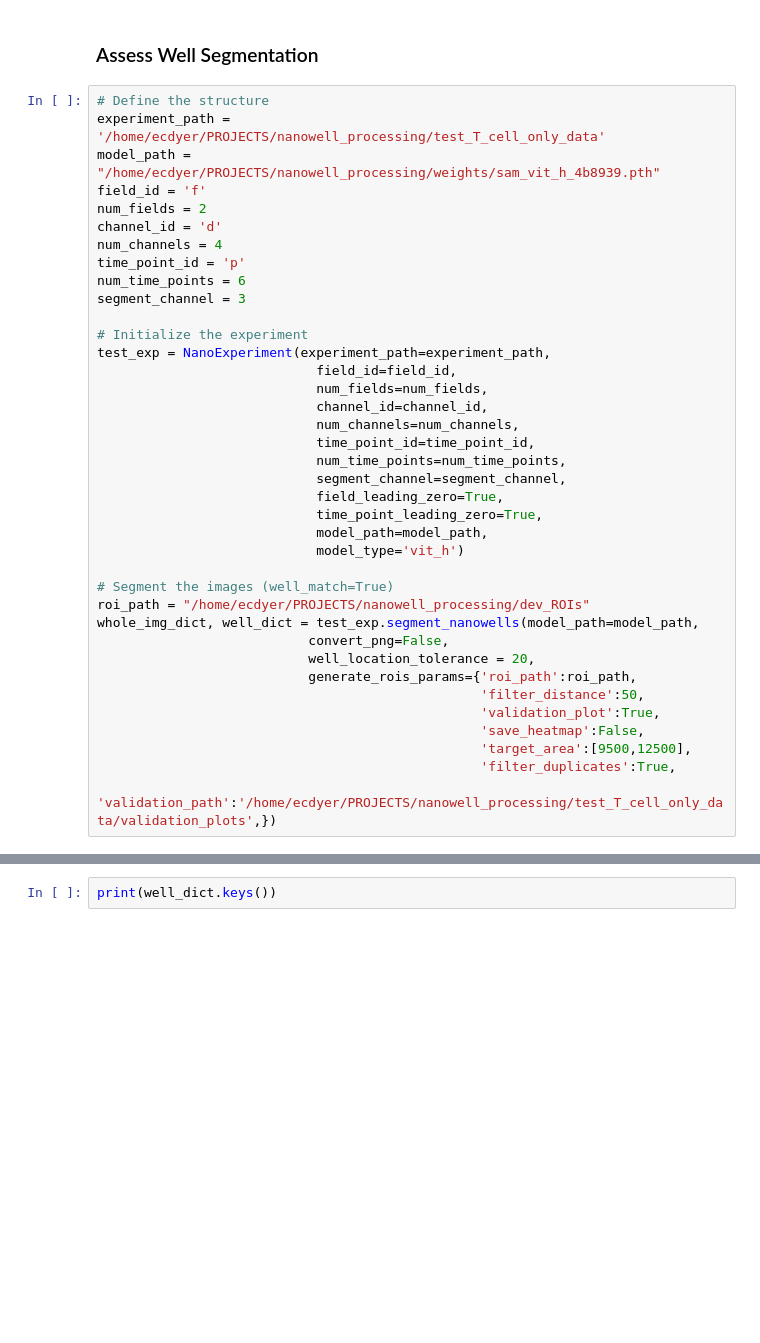
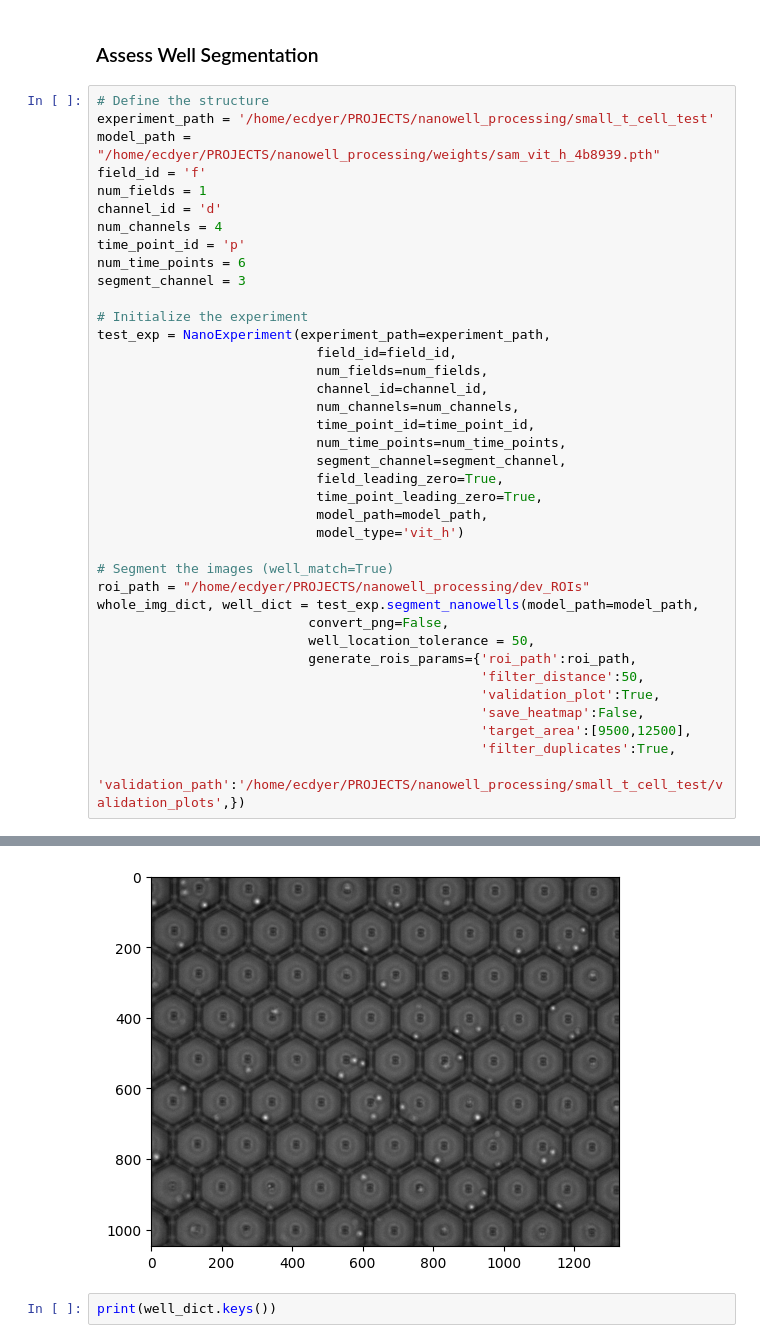
Before and after one commit to emmachancellor/ATTIICC, a Jupyter notebook: notebooks/segmentation_tutorial.ipynb, the cells around one changed output, grey strips where cells are left out. Saved outputs shown, nothing was run; the diff lists cells and outputs as text; blank space fills up the shorter version.

Commit message:
Updates for well matching. STILL UNFINISHED.

```diff
--- a/notebooks/segmentation_tutorial.ipynb
+++ b/notebooks/segmentation_tutorial.ipynb
@@ -264,10 +267,10 @@ PNG Path:  /home/ecdyer/PROJECTS/nanowell_processing/test_bad_segmentation/f00d3
 ### Assess Well Segmentation
 # %%
 # Define the structure
-experiment_path = '/home/ecdyer/PROJECTS/nanowell_processing/test_T_cell_only_data'
+experiment_path = '/home/ecdyer/PROJECTS/nanowell_processing/small_t_cell_test'
 model_path = "/home/ecdyer/PROJECTS/nanowell_processing/weights/sam_vit_h_4b8939.pth"
 field_id = 'f'
-num_fields = 2
+num_fields = 1
 channel_id = 'd'
 num_channels = 4
 time_point_id = 'p'
@@ -292,12 +295,12 @@ test_exp = NanoExperiment(experiment_path=experiment_path,
 roi_path = "/home/ecdyer/PROJECTS/nanowell_processing/dev_ROIs"
 whole_img_dict, well_dict = test_exp.segment_nanowells(model_path=model_path,
                            convert_png=False,
-                           well_location_tolerance = 20,
+                           well_location_tolerance = 50,
                            generate_rois_params={'roi_path':roi_path,
                                                  'filter_distance':50,
                                                  'validation_plot':True,
                                                  'save_heatmap':False,
                                                  'target_area':[9500,12500],
                                                  'filter_duplicates':True,
-                                                 'validation_path':'/home/ecdyer/PROJECTS/nanowell_processing/test_T_cell_only_data/validation_plots',})
+                                                 'validation_path':'/home/ecdyer/PROJECTS/nanowell_processing/small_t_cell_test/validation_plots',})
 # %% [output]
@@ -321,3 +325,4 @@ No matching centroid found for f01_well72. No ROI will be added at this time poi
+[figure, added]
 # %%
 print(well_dict.keys())
 # %% [output]
```
Also changed, not shown: parts of 6 cells of this notebook, 2 other files.
